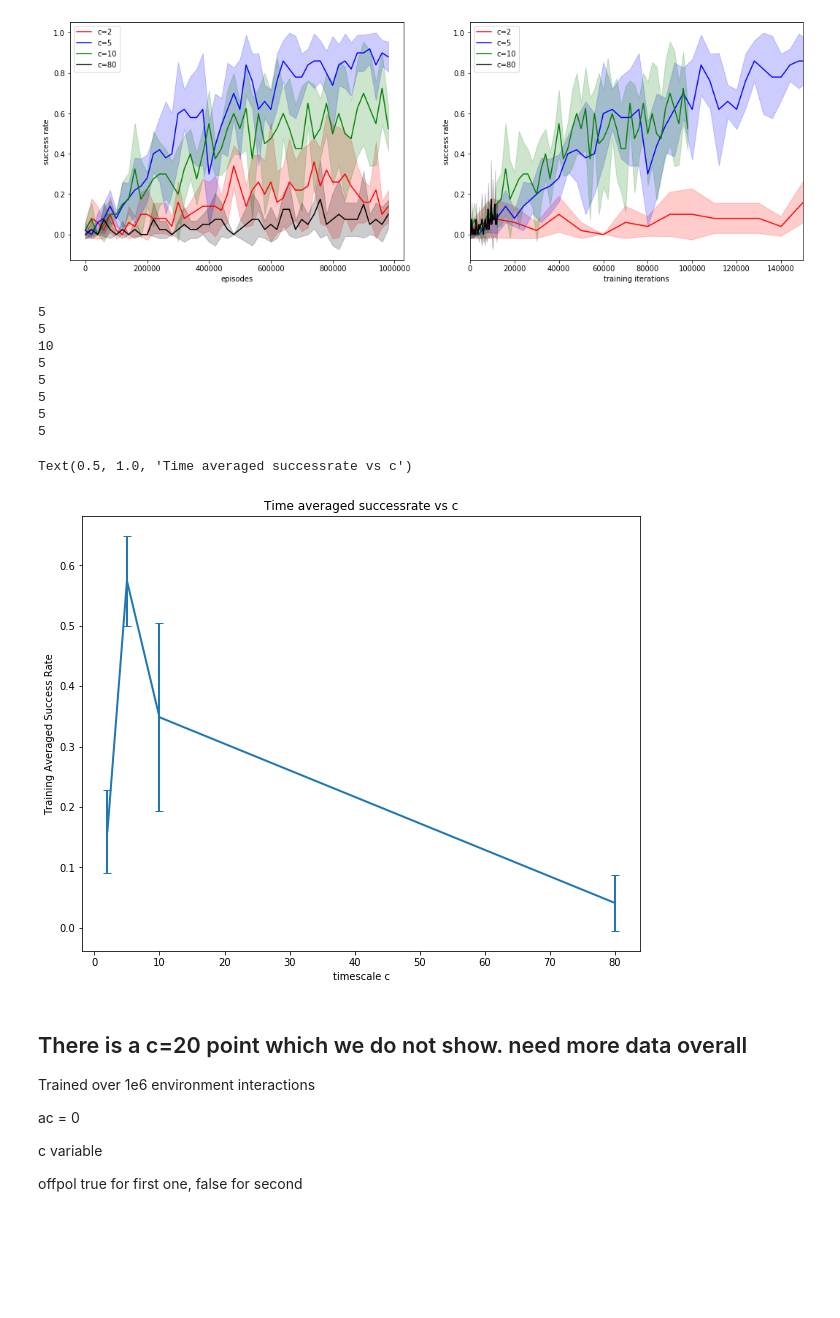
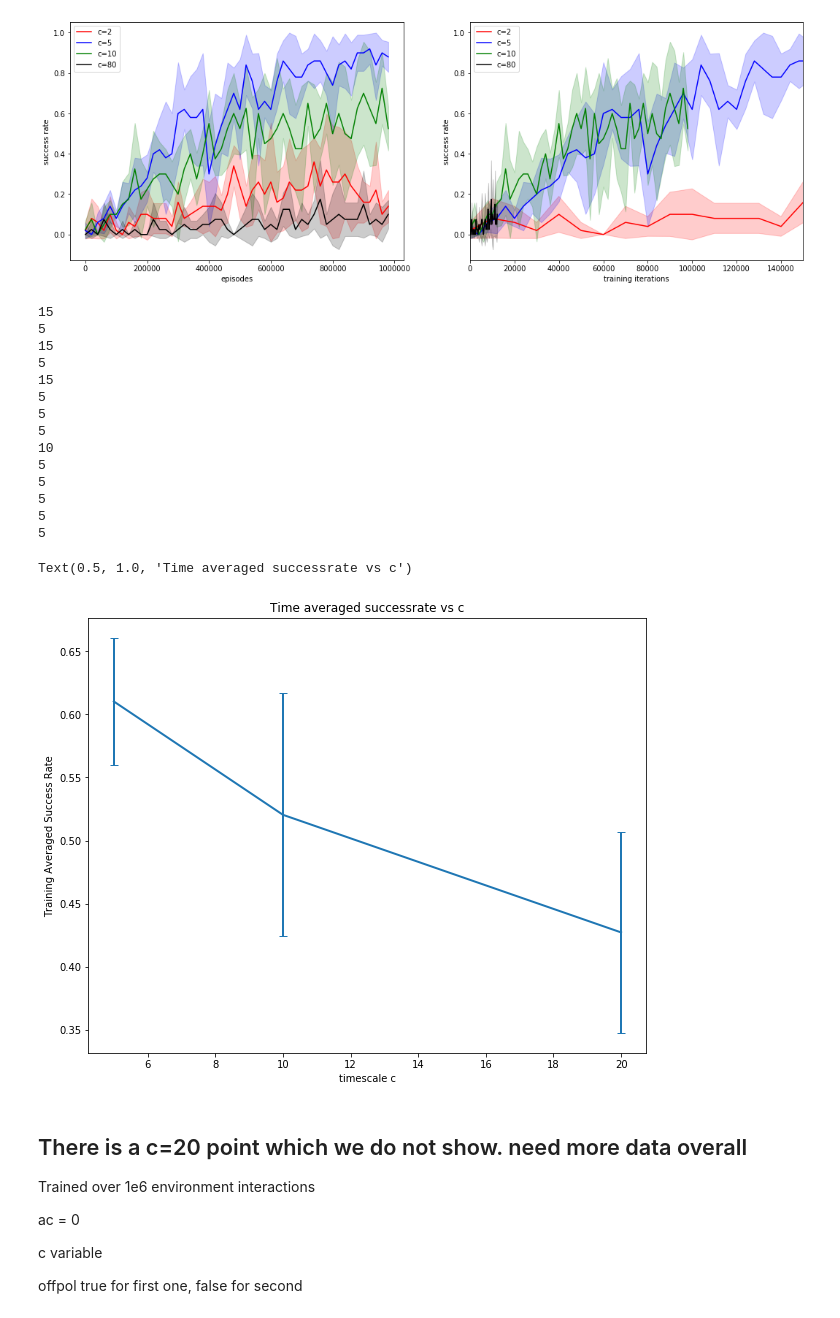
Before and after one commit to P-Schumacher/research, a Jupyter notebook: data_analysis/hiro_offpol_corr/Project_analysis.ipynb, the cells around one changed output. Cells and saved outputs as stored; diff of their text form; code cells hidden in the pictures; blank space fills up the shorter version.

```diff
--- a/data_analysis/hiro_offpol_corr/Project_analysis.ipynb
+++ b/data_analysis/hiro_offpol_corr/Project_analysis.ipynb
@@ -151,7 +151,7 @@ key = 'eval/success_rate'
 plt.figure(figsize=(10, 8))
 length = 50
 
-if False:
+if True:
     result_mean = []
     result_std = []
     for c, color in zip([5, 10, 20], ['b', 'r', 'g', 'k']):
@@ -178,35 +178,41 @@ for c, color in zip([2, 5, 10, 80], ['b', 'r', 'g', 'k','y']):
     df = get_df_selection(df, 'c_step', c)
     df = get_df_selection(df, 'agent_action_regularizer', 0.)
     meaner = np.zeros([1, 5])
     for i in range(5):
         run = df.iloc[i].loc[key]
         run = np.reshape(run, [1, run.shape[0]])
         run_mean = np.mean(run[:, :length], axis=1)
         meaner[0, i] = run_mean
     stder = np.std(meaner)
     meaner = np.mean(meaner)
 
     result_mean.append(meaner)
     result_std.append(stder)
 x_range = [2, 5, 10, 80]
-plt.errorbar(x_range, result_mean, result_std, capsize=4, linewidth=2)
+#plt.errorbar(x_range, result_mean, result_std, capsize=4, linewidth=2)
 
 plt.xlabel('timescale c')
 plt.ylabel('Training Averaged Success Rate')
 #plt.legend(['Offpolicy Correction: True', 'Offpolicy Correction False'])
 plt.title('Time averaged successrate vs c')
 #plt.savefig('timescale_plot.pdf')
 # %% [output]
+15
+5
+15
+5
+15
+5
 5
 5
 10
 5
 5
 5
 5
 5
 Text(0.5, 1.0, 'Time averaged successrate vs c')
-[figure, old version]
+[figure, new version]
 # %% [markdown]
 ## There is a c=20 point which we do not show. need more data overall
 Trained over 1e6 environment interactions
```
Also changed, not shown: parts of 2 cells of this notebook, 4 other files.
